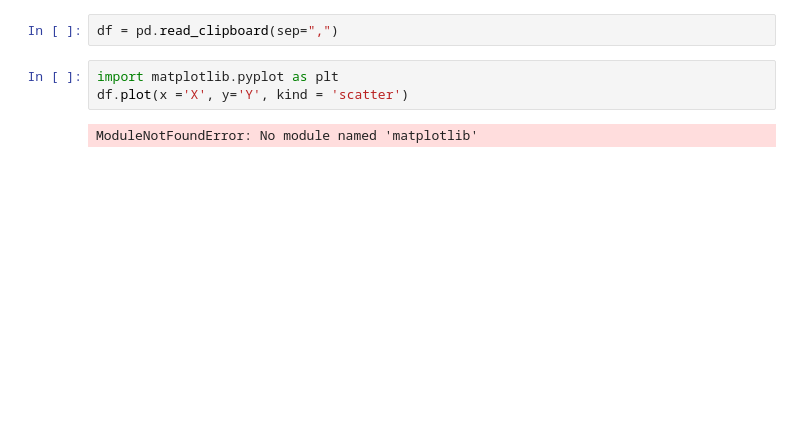
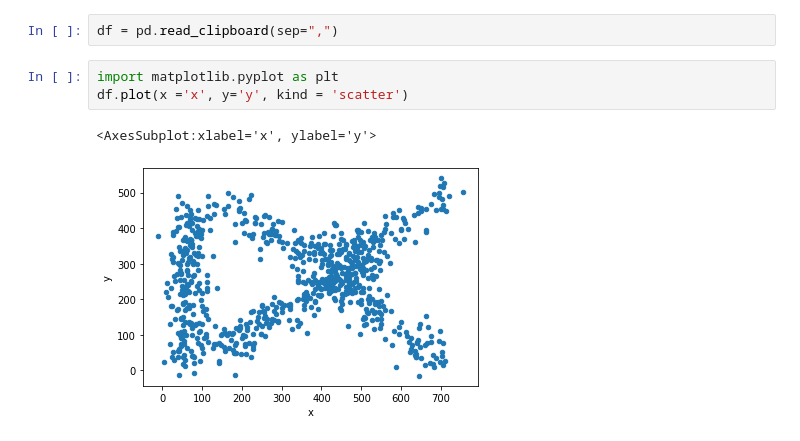
Before and after one commit to kdiri/test-cool-packages, a Jupyter notebook: drawdata/first_play.ipynb, the cells around one changed output. Cells and saved outputs as stored; diff of their text form; blank space fills up the shorter version.

```diff
--- a/drawdata/first_play.ipynb
+++ b/drawdata/first_play.ipynb
@@ -28,6 +28,7 @@ draw_scatter()
 df = pd.read_clipboard(sep=",")
 # %%
 import matplotlib.pyplot as plt
-df.plot(x ='X', y='Y', kind = 'scatter')
+df.plot(x ='x', y='y', kind = 'scatter')
 # %% [output]
-ModuleNotFoundError: No module named 'matplotlib'
+<AxesSubplot:xlabel='x', ylabel='y'>
+[figure, added]
```
Also changed, not shown: parts of 1 cell of this notebook.
